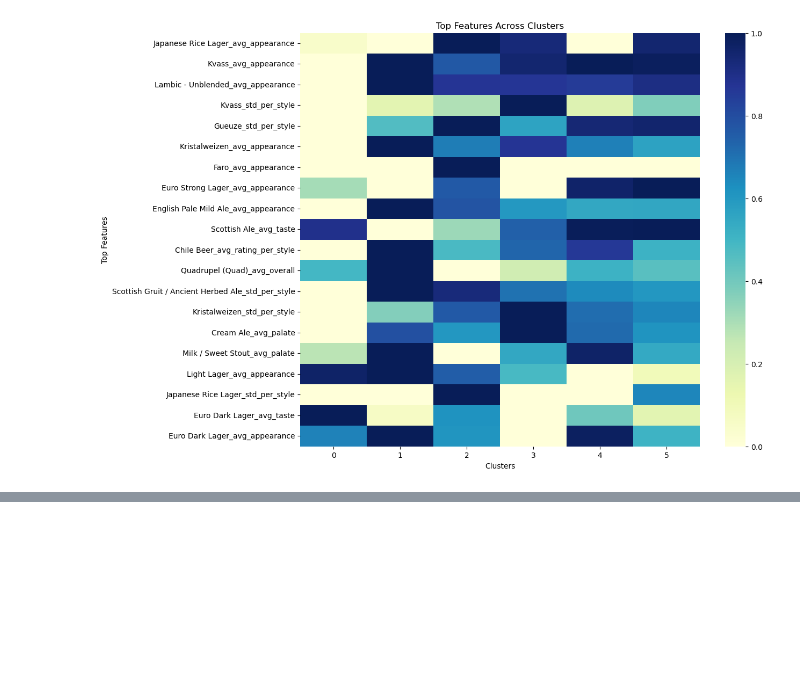
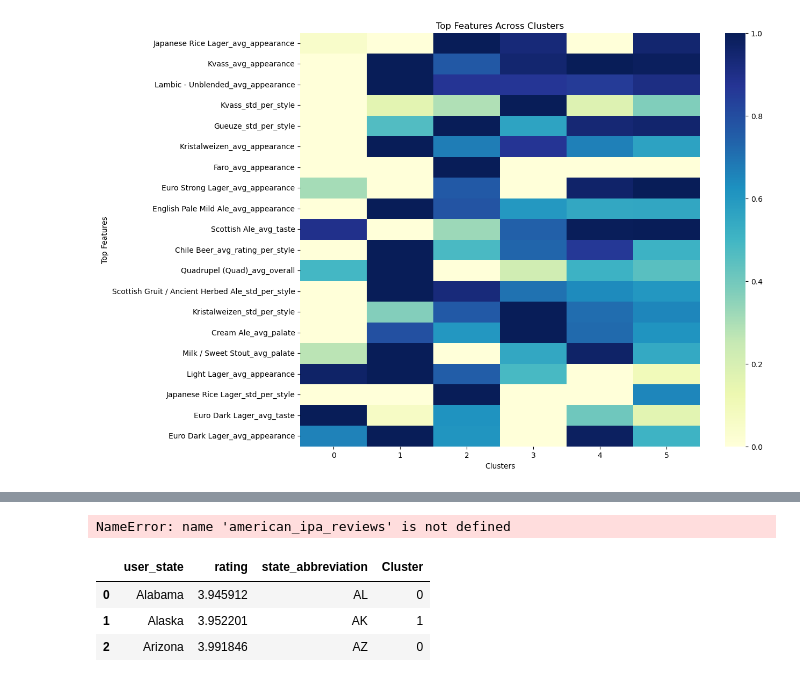
Before and after one commit to epfl-ada/ada-2024-project-x0x0, a Jupyter notebook: src/questions/styleClustering/K_cluster.ipynb, the cells around one changed output, grey strips where cells are left out. Cells and saved outputs as stored; diff of their text form; code cells hidden in the pictures; blank space fills up the shorter version.

```diff
--- a/src/questions/styleClustering/K_cluster.ipynb
+++ b/src/questions/styleClustering/K_cluster.ipynb
@@ -239,0 +212,31 @@ IndexError: index 0 is out of bounds for axis 0 with size 0
+# %%
+american_ipa_reviews.head(5)
+# %% [output]
+NameError: name 'american_ipa_reviews' is not defined
+# %%
+import pandas as pd
+
+# Step 1: Filter BA_US_knn_text for 'American IPA' style
+american_ipa_reviews = BA_US_knn_text[BA_US_knn_text['style'] == 'American IPA']
+
+# Step 2: Calculate the average rating for 'American IPA' by user_state
+state_avg_scores = american_ipa_reviews.groupby('user_state')['rating'].mean().reset_index()
+
+# Step 3: Create a mapping from full state names to state abbreviations
+state_abbreviation_map = dict(zip(df_cleaned['user_state'], df_cleaned['state_abbreviation']))
+
+# Step 4: Map the user_state in state_avg_scores to the corresponding abbreviation
+state_avg_scores['state_abbreviation'] = state_avg_scores['user_state'].map(state_abbreviation_map)
+
+# Step 5: Merge with df_cleaned to include cluster information
+state_avg_scores_with_cluster = state_avg_scores.merge(df_cleaned[['state_abbreviation', 'Cluster']],
+                                                       on='state_abbreviation',
+                                                       how='left')
+
+# Now state_avg_scores_with_cluster contains the average rating for American IPA by state along with the cluster info
+state_avg_scores_with_cluster.head(3)
+# %% [output]
+|  | user_state | rating | state_abbreviation | Cluster |
+| 0 | Alabama | 3.945912 | AL | 0 |
+| 1 | Alaska | 3.952201 | AK | 1 |
+| 2 | Arizona | 3.991846 | AZ | 0 |
```
Also changed, not shown: parts of 8 cells of this notebook, 2 other files.
